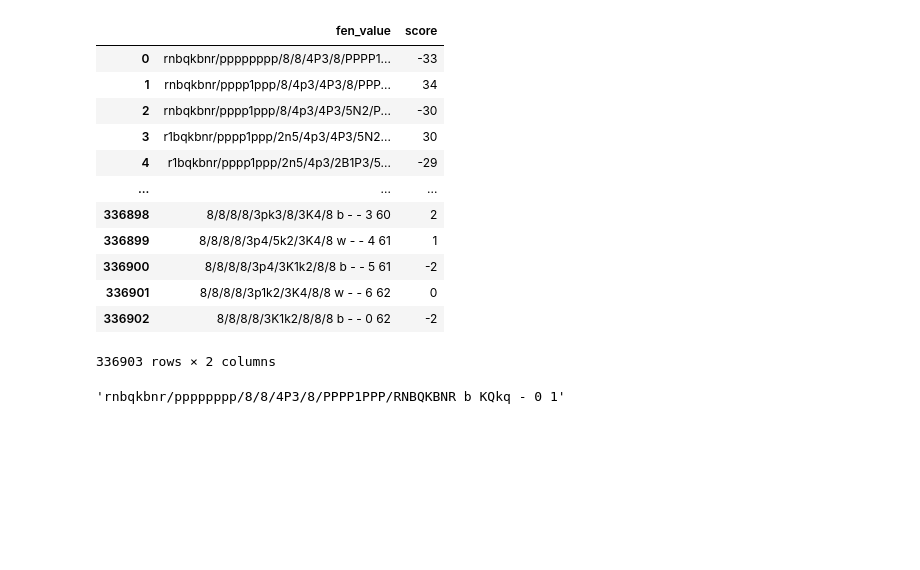
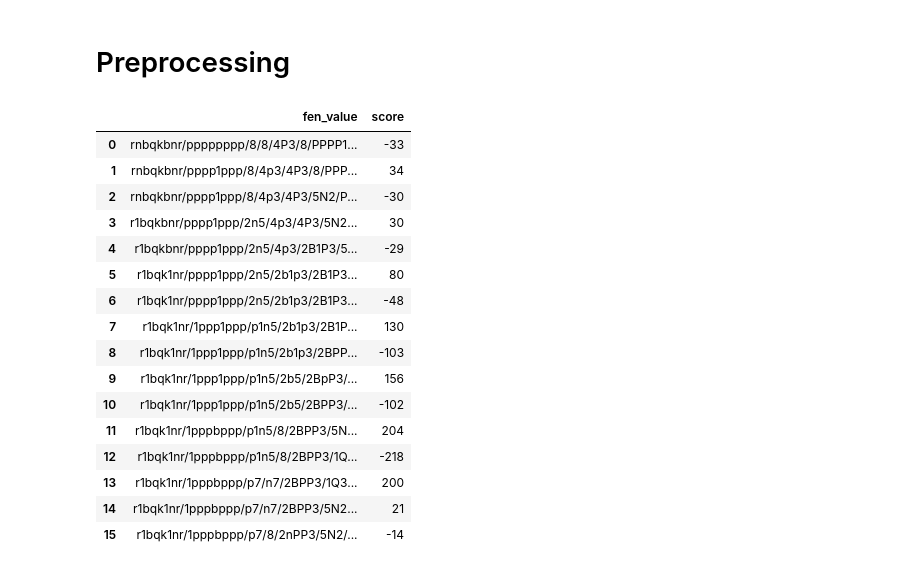
Before and after one commit to Arjun-G-Ravi/AI-Chess, a Jupyter notebook: chessEngineTrainer.ipynb, the cells around one changed output. Drawn from its saved outputs; the diff is of its cells as text; code cells hidden in the pictures; blank space fills up the shorter version.

```diff
--- a/chessEngineTrainer.ipynb
+++ b/chessEngineTrainer.ipynb
@@ -5,21 +7,23 @@ import pandas as pd
+# %% [markdown]
+# Preprocessing
 # %%
-df = pd.read_csv('fen_analysis.csv')
+df = pd.read_csv('fen_analysis.csv')[:16]
 df
 # %% [output]
 |  | fen_value | score |
 | 0 | rnbqkbnr/pppppppp/8/8/4P3/8/PPPP1... | -33 |
 | 1 | rnbqkbnr/pppp1ppp/8/4p3/4P3/8/PPP... | 34 |
 | 2 | rnbqkbnr/pppp1ppp/8/4p3/4P3/5N2/P... | -30 |
 | 3 | r1bqkbnr/pppp1ppp/2n5/4p3/4P3/5N2... | 30 |
 | 4 | r1bqkbnr/pppp1ppp/2n5/4p3/2B1P3/5... | -29 |
-| ... | ... | ... |
-| 336898 | 8/8/8/8/3pk3/8/3K4/8 b - - 3 60 | 2 |
-| 336899 | 8/8/8/8/3p4/5k2/3K4/8 w - - 4 61 | 1 |
-| 336900 | 8/8/8/8/3p4/3K1k2/8/8 b - - 5 61 | -2 |
-| 336901 | 8/8/8/8/3p1k2/3K4/8/8 w - - 6 62 | 0 |
-| 336902 | 8/8/8/8/3K1k2/8/8/8 b - - 0 62 | -2 |
+| 5 | r1bqk1nr/pppp1ppp/2n5/2b1p3/2B1P3... | 80 |
+| 6 | r1bqk1nr/pppp1ppp/2n5/2b1p3/2B1P3... | -48 |
+| 7 | r1bqk1nr/1ppp1ppp/p1n5/2b1p3/2B1P... | 130 |
+| 8 | r1bqk1nr/1ppp1ppp/p1n5/2b1p3/2BPP... | -103 |
+| 9 | r1bqk1nr/1ppp1ppp/p1n5/2b5/2BpP3/... | 156 |
+| 10 | r1bqk1nr/1ppp1ppp/p1n5/2b5/2BPP3/... | -102 |
+| 11 | r1bqk1nr/1pppbppp/p1n5/8/2BPP3/5N... | 204 |
+| 12 | r1bqk1nr/1pppbppp/p1n5/8/2BPP3/1Q... | -218 |
+| 13 | r1bqk1nr/1pppbppp/p7/n7/2BPP3/1Q3... | 200 |
+| 14 | r1bqk1nr/1pppbppp/p7/n7/2BPP3/5N2... | 21 |
+| 15 | r1bqk1nr/1pppbppp/p7/8/2nPP3/5N2/... | -14 |
-336903 rows × 2 columns
-# %%
-df['fen_value'][0]
-# %% [output]
-'rnbqkbnr/pppppppp/8/8/4P3/8/PPPP1PPP/RNBQKBNR b KQkq - 0 1'
```
Also changed, not shown: parts of 14 cells of this notebook, 2 other files.
